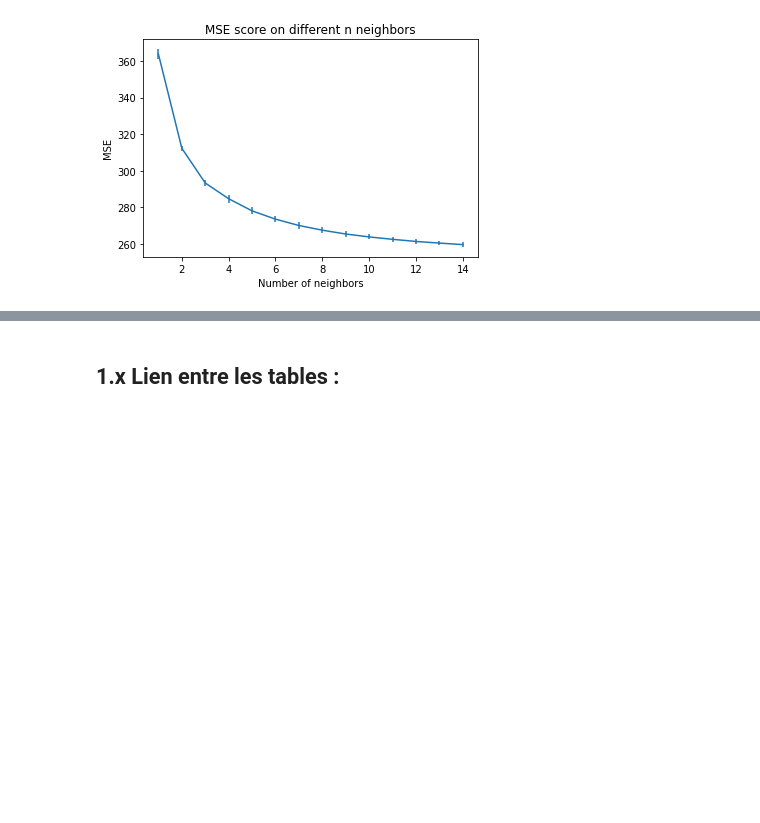
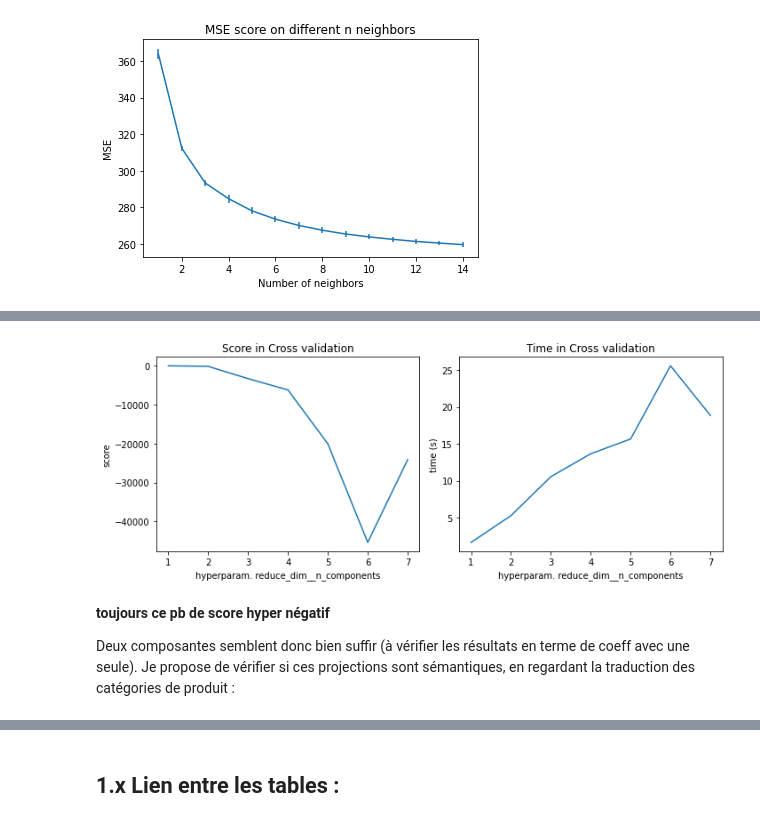
Before and after one commit to ClaireGayral/formation_openclassroom, a Jupyter notebook: P4_gayral_claire/analyse_exploratoire.ipynb, the cells around one changed output, grey strips where cells are left out. Saved outputs shown, nothing was run; the diff lists cells and outputs as text; code cells hidden in the pictures; blank space fills up the shorter version.

```diff
--- a/P4_gayral_claire/analyse_exploratoire.ipynb
+++ b/P4_gayral_claire/analyse_exploratoire.ipynb
@@ -779,7 +774,0 @@ plt.show()
-# %%
-param_grid = {"n_components" : np.arange(1, X.shape[1]+1),
-             "alpha" : np.arange(0,1,0.2),
-             "l1_ratio" : np.arange(0,1,0.2)}
-
-model = NMF(n_components=2, init='random', random_state=0)
-model.fit_transform(X)
@@ -814,0 +794,32 @@ products.isna()
+# %%
+# best_params = {"reduce_dim__alpha": 0.8, "reduce_dim__l1_ratio":0.8}
+pipe.set_params(**best_params)
+
+N_COMPONENTS_OPTIONS = np.arange(1, X.shape[1]+1)
+param_grid = [{'reduce_dim__n_components': N_COMPONENTS_OPTIONS}]
+
+grid = GridSearchCV(pipe, cv = 5, n_jobs=5, param_grid=param_grid)
+grid.fit(X, y)
+# Save dictionnary of results :
+res = grid.cv_results_
+with open(res_path+"NMF_reduce_dim2_products"+".pkl", "wb") as f :
+    pickle.dump(res, f, pickle.HIGHEST_PROTOCOL)
+best_params = grid.best_params_
+with open(res_path+"NMF_reduce_dim2_best_params_products"+".pkl", "wb") as f :
+    pickle.dump(best_params, f, pickle.HIGHEST_PROTOCOL)
+
+
+# with open(res_path+"NMF_reduce_dim2_products"+".pkl", "rb") as f :
+#     res = pickle.load(f)
+# with open(res_path+"NMF_reduce_dim2_best_params_products"+".pkl", "rb") as f :
+#     best_params = pickle.load(f)
+# %%
+res = grid.cv_results_
+plot_cv_res_pipe(res,dict_log_param)
+plt.tight_layout()
+# %% [output]
+[figure, added]
+# %% [markdown]
+**toujours ce pb de score hyper négatif**
+
+Deux composantes semblent donc bien suffir (à vérifier les résultats en terme de coeff avec une seule). Je propose de vérifier si ces projections sont sémantiques, en regardant la traduction des catégories de produit  :
```
Also changed, not shown: parts of 33 cells of this notebook, 2 other files.
